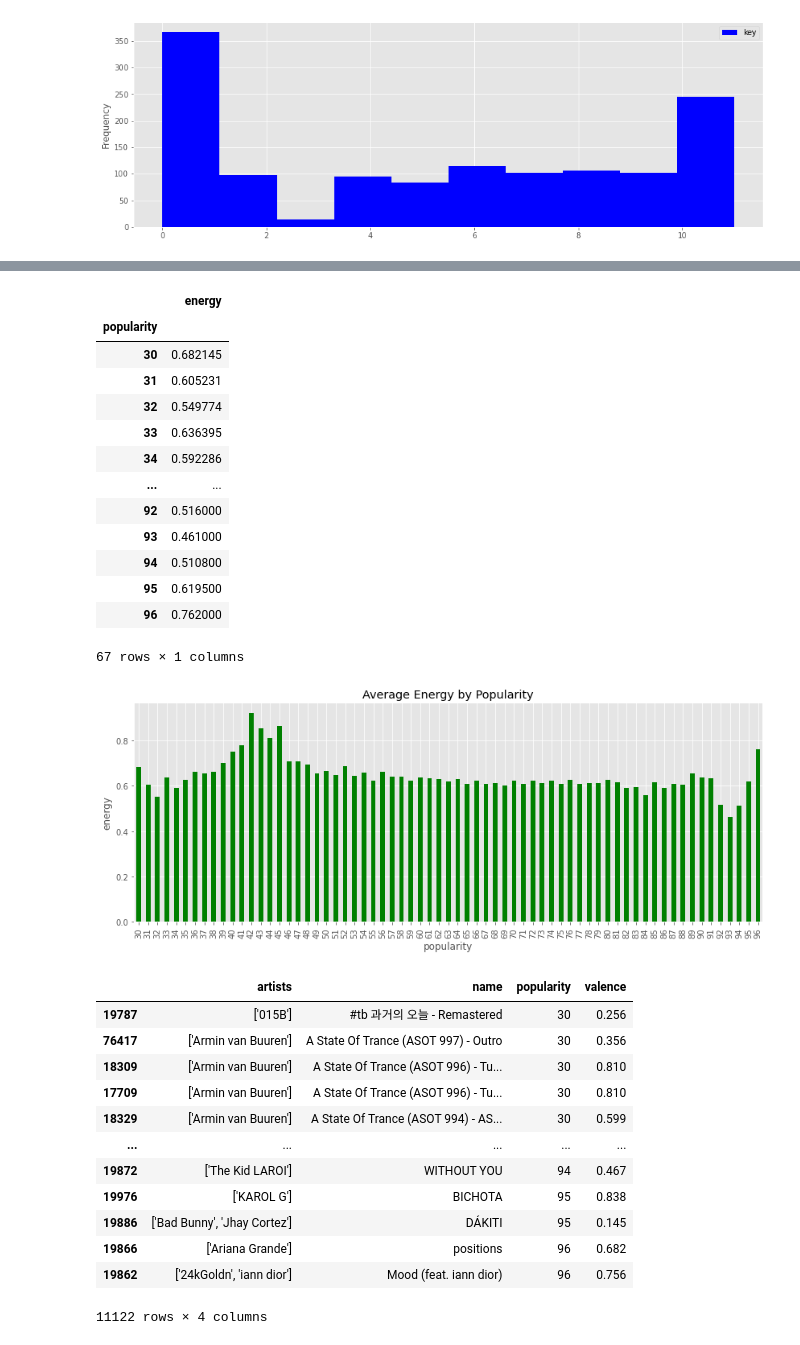
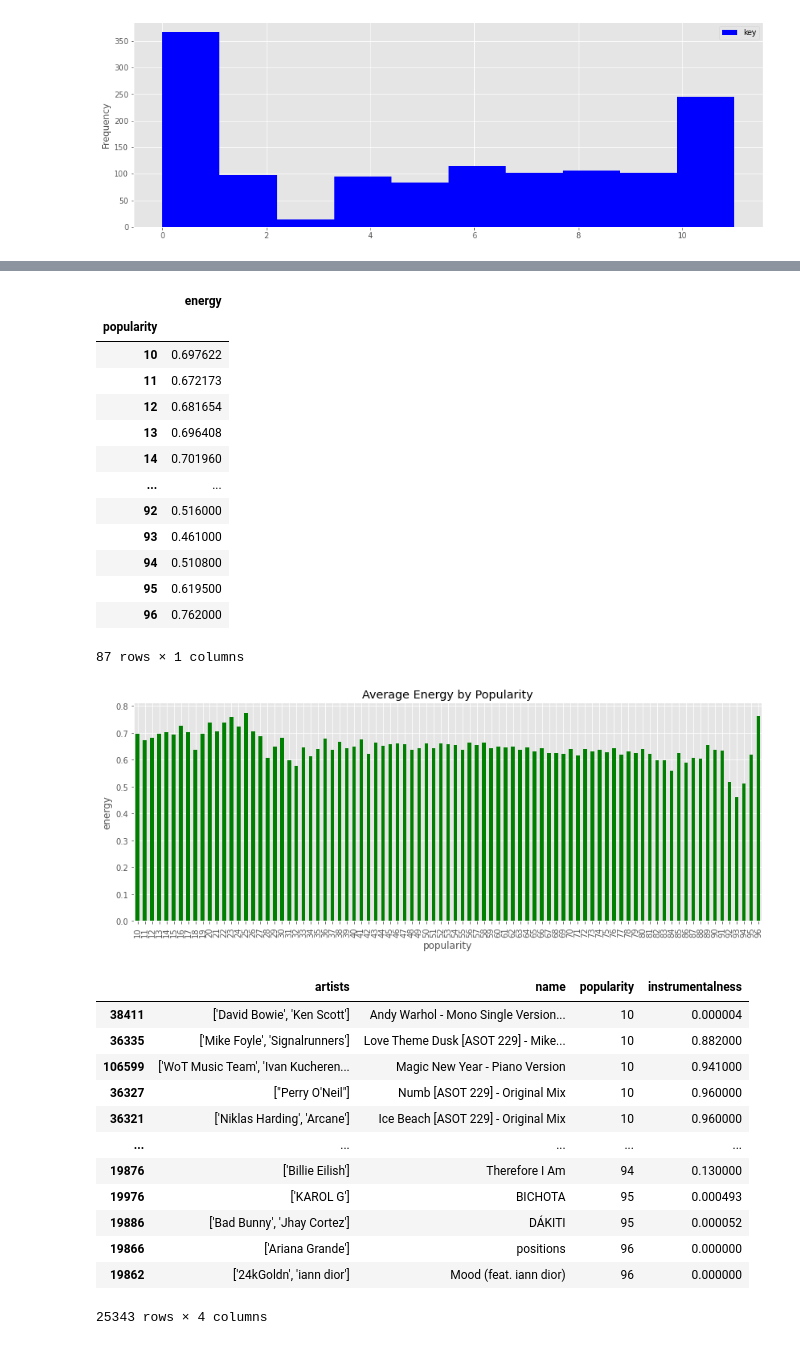
Before and after one commit to ATLas278/SpotifyDanceabillity, a Jupyter notebook: spotify_1.ipynb, the cells around one changed output, grey strips where cells are left out. Saved outputs shown, nothing was run; the diff lists cells and outputs as text; code cells hidden in the pictures.

```diff
--- a/spotify_1.ipynb
+++ b/spotify_1.ipynb
@@ -47,7 +32,7 @@ plt.show()
 # %% [output]
 [figure]
 # %%
-millenial_df_2 = df[(df['year'] >= 2010) & (df['year'] < 2021)]
+millenial_df_2 = df[(df['year'] >= 2000) & (df['year'] < 2021)]
 millenial_df_2
 # %% [output]
 |  | acousticness | artists | danceability | duration_ms | energy | explicit | id | instrumentalness | ... |
@@ -66,5 +53,5 @@ millenial_df_2
 # %%
-popularity_asc = millenial_df_2[(millenial_df_2['popularity'] >= 30) & (millenial_df_2['popularity'] < 100)].sort_values(by="popularity")
-popularity_asc.head()
+popularity_asc = millenial_df_2[(millenial_df_2['popularity'] >= 10) & (millenial_df_2['popularity'] < 100)].sort_values(by="popularity")
+popularity_asc
 # %% [output]
 |  | acousticness | artists | danceability | duration_ms | energy | explicit | id | instrumentalness | ... |
@@ -152,18 +138,18 @@ avg_energy
 # %% [output]
 |  | energy |
 | popularity |  |
-| 30 | 0.682145 |
-| 31 | 0.605231 |
-| 32 | 0.549774 |
-| 33 | 0.636395 |
-| 34 | 0.592286 |
+| 10 | 0.697622 |
+| 11 | 0.672173 |
+| 12 | 0.681654 |
+| 13 | 0.696408 |
+| 14 | 0.701960 |
 | ... | ... |
 | 92 | 0.516000 |
 | 93 | 0.461000 |
 | 94 | 0.510800 |
 | 95 | 0.619500 |
 | 96 | 0.762000 |
-67 rows × 1 columns
+87 rows × 1 columns
 # %%
 avg_energy.plot(kind='bar',
                 title='Average Energy by Popularity',
@@ -173,22 +159,22 @@ avg_energy.plot(kind='bar',
                 legend=None,
                 figsize=(14,5));
 # %% [output]
-[figure, old version]
+[figure, new version]
 # %%
-pop_val = popularity_asc[['artists','name','popularity','valence']]
-pop_val
+pop_inst = popularity_asc[['artists','name','popularity','instrumentalness']]
+pop_inst
 # %% [output]
-|  | artists | name | popularity | valence |
-| 19787 | ['015B'] | #tb 과거의 오늘 - Remastered | 30 | 0.256 |
-| 76417 | ['Armin van Buuren'] | A State Of Trance (ASOT 997) - Outro | 30 | 0.356 |
-| 18309 | ['Armin van Buuren'] | A State Of Trance (ASOT 996) - Tu... | 30 | 0.810 |
-| 17709 | ['Armin van Buuren'] | A State Of Trance (ASOT 996) - Tu... | 30 | 0.810 |
-| 18329 | ['Armin van Buuren'] | A State Of Trance (ASOT 994) - AS... | 30 | 0.599 |
+|  | artists | name | popularity | instrumentalness |
+| 38411 | ['David Bowie', 'Ken Scott'] | Andy Warhol - Mono Single Version... | 10 | 0.000004 |
+| 36335 | ['Mike Foyle', 'Signalrunners'] | Love Theme Dusk [ASOT 229] - Mike... | 10 | 0.882000 |
+| 106599 | ['WoT Music Team', 'Ivan Kucheren... | Magic New Year - Piano Version | 10 | 0.941000 |
+| 36327 | ["Perry O'Neil"] | Numb [ASOT 229] - Original Mix | 10 | 0.960000 |
+| 36321 | ['Niklas Harding', 'Arcane'] | Ice Beach [ASOT 229] - Original Mix | 10 | 0.960000 |
 | ... | ... | ... | ... | ... |
-| 19872 | ['The Kid LAROI'] | WITHOUT YOU | 94 | 0.467 |
-| 19976 | ['KAROL G'] | BICHOTA | 95 | 0.838 |
-| 19886 | ['Bad Bunny', 'Jhay Cortez'] | DÁKITI | 95 | 0.145 |
-| 19866 | ['Ariana Grande'] | positions | 96 | 0.682 |
-| 19862 | ['24kGoldn', 'iann dior'] | Mood (feat. iann dior) | 96 | 0.756 |
+| 19876 | ['Billie Eilish'] | Therefore I Am | 94 | 0.130000 |
+| 19976 | ['KAROL G'] | BICHOTA | 95 | 0.000493 |
+| 19886 | ['Bad Bunny', 'Jhay Cortez'] | DÁKITI | 95 | 0.000052 |
+| 19866 | ['Ariana Grande'] | positions | 96 | 0.000000 |
+| 19862 | ['24kGoldn', 'iann dior'] | Mood (feat. iann dior) | 96 | 0.000000 |
-11122 rows × 4 columns
+25343 rows × 4 columns
 # %%
```
Also changed, not shown: parts of 23 cells of this notebook.
